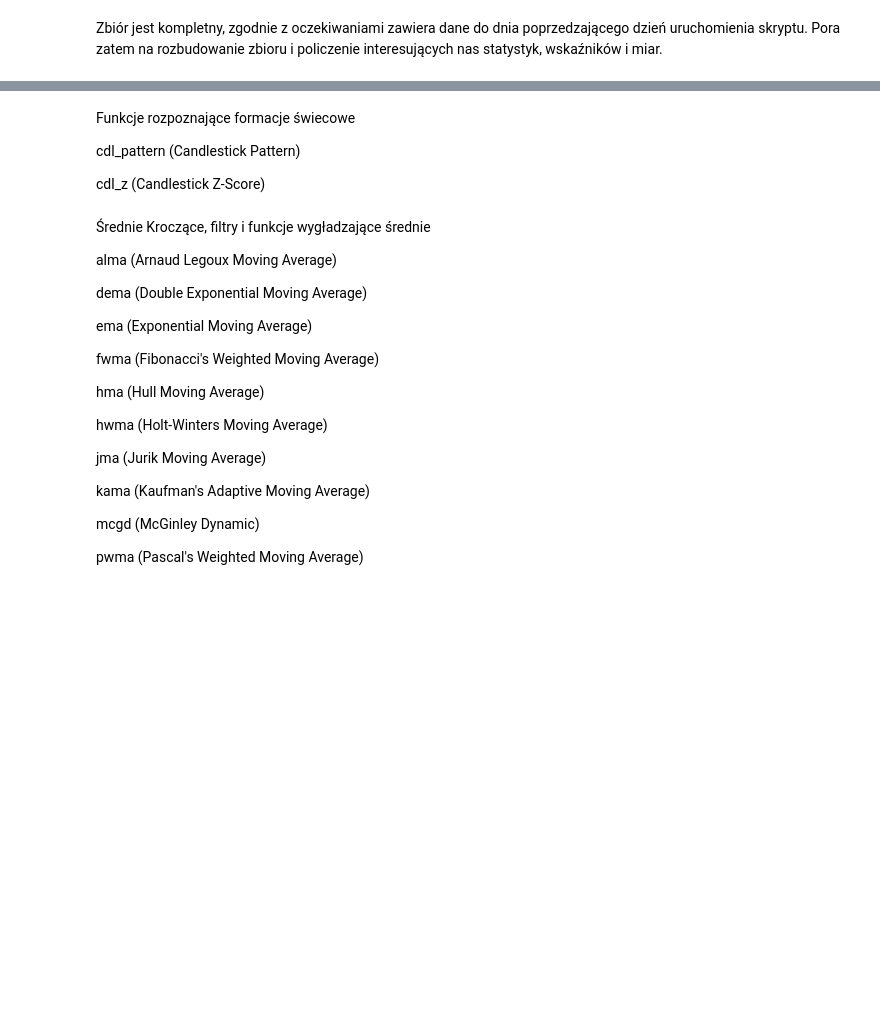
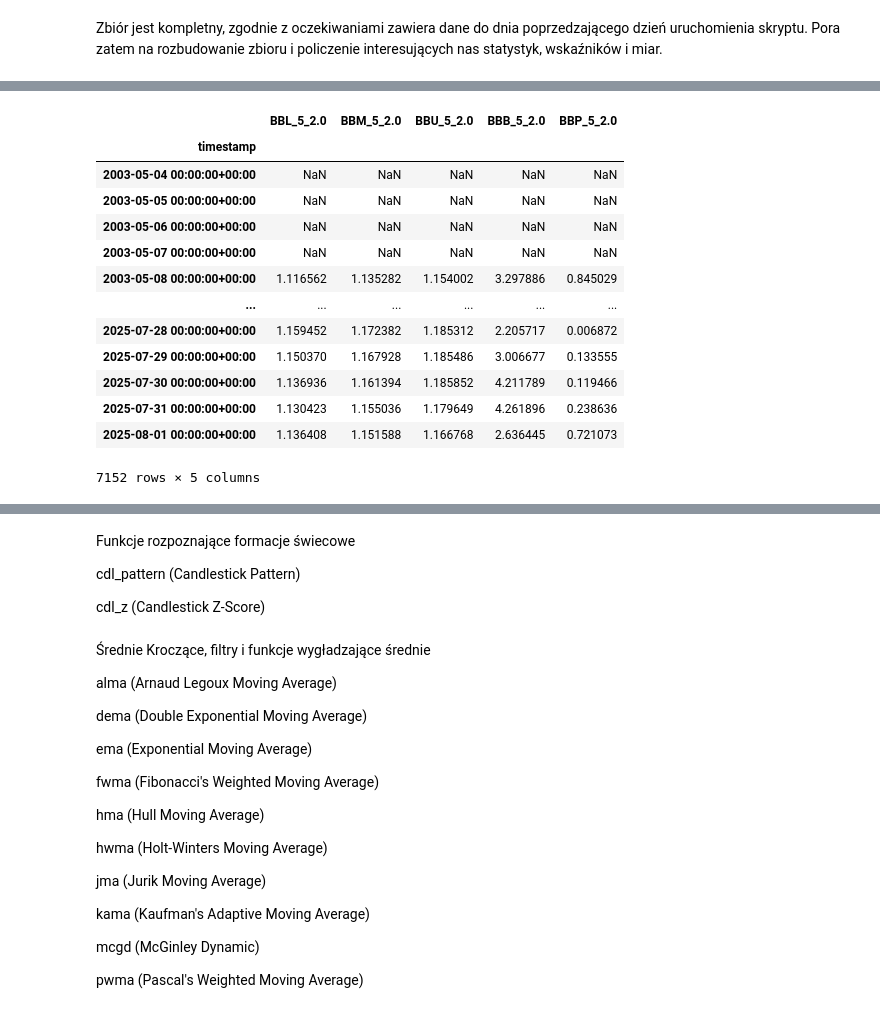
Before and after one commit to MichalTretowski/Trading_model, a Jupyter notebook: Trading.ipynb, the cells around one changed output, grey strips where cells are left out. Cells and saved outputs as stored; diff of their text form; code cells hidden in the pictures; blank space fills up the shorter version.

```diff
--- a/Trading.ipynb
+++ b/Trading.ipynb
@@ -319,0 +599,19 @@ ui (Ulcer Index)
+# %%
+# Bollinger Bands, ustawienia standardowe
+# Default Inputs: length=5, std=2, ddof=0, mamode='sma', talib=True, offset=0 <- parametry do modyfikacji
+df.ta.bbands(append=True)
+# %% [output]
+|  | BBL_5_2.0 | BBM_5_2.0 | BBU_5_2.0 | BBB_5_2.0 | BBP_5_2.0 |
+| timestamp |  |  |  |  |  |
+| 2003-05-04 00:00:00+00:00 | NaN | NaN | NaN | NaN | NaN |
+| 2003-05-05 00:00:00+00:00 | NaN | NaN | NaN | NaN | NaN |
+| 2003-05-06 00:00:00+00:00 | NaN | NaN | NaN | NaN | NaN |
+| 2003-05-07 00:00:00+00:00 | NaN | NaN | NaN | NaN | NaN |
+| 2003-05-08 00:00:00+00:00 | 1.116562 | 1.135282 | 1.154002 | 3.297886 | 0.845029 |
+| ... | ... | ... | ... | ... | ... |
+| 2025-07-28 00:00:00+00:00 | 1.159452 | 1.172382 | 1.185312 | 2.205717 | 0.006872 |
+| 2025-07-29 00:00:00+00:00 | 1.150370 | 1.167928 | 1.185486 | 3.006677 | 0.133555 |
+| 2025-07-30 00:00:00+00:00 | 1.136936 | 1.161394 | 1.185852 | 4.211789 | 0.119466 |
+| 2025-07-31 00:00:00+00:00 | 1.130423 | 1.155036 | 1.179649 | 4.261896 | 0.238636 |
+| 2025-08-01 00:00:00+00:00 | 1.136408 | 1.151588 | 1.166768 | 2.636445 | 0.721073 |
+7152 rows × 5 columns
```
Also changed, not shown: parts of 48 cells of this notebook.
